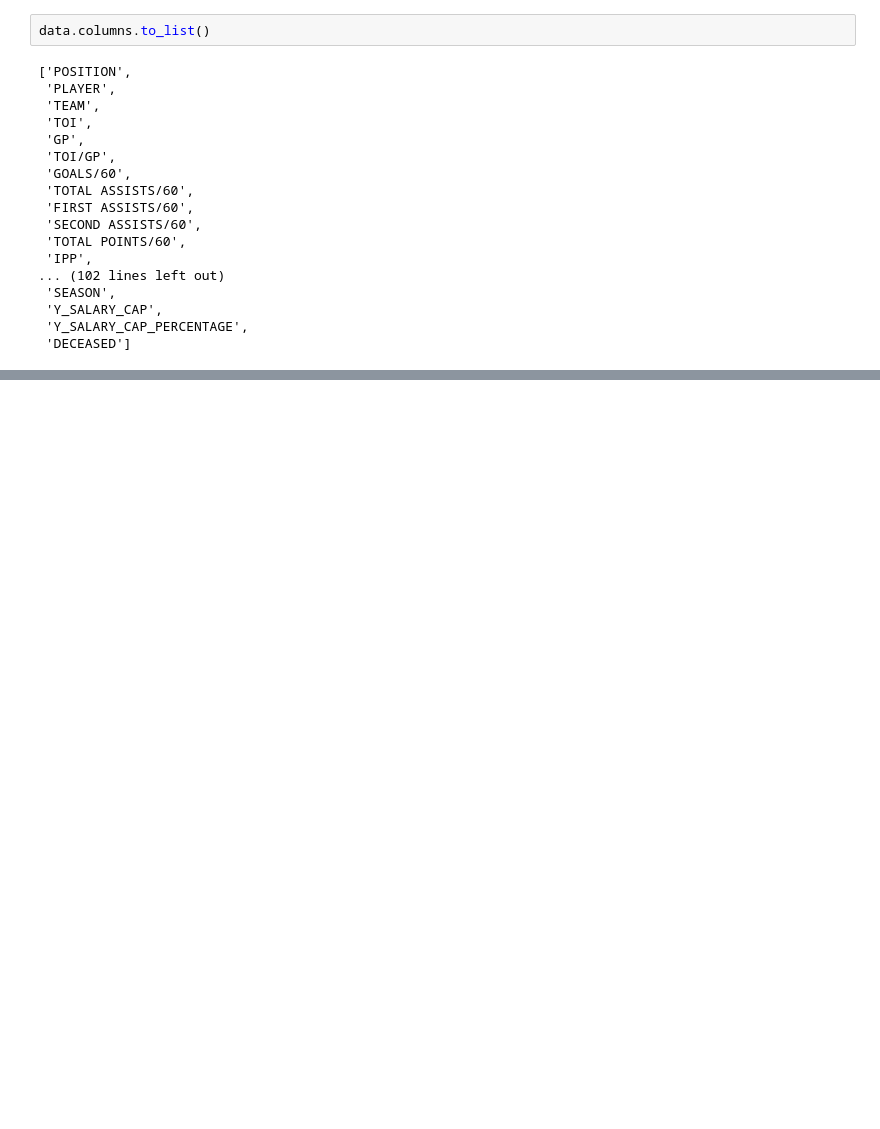
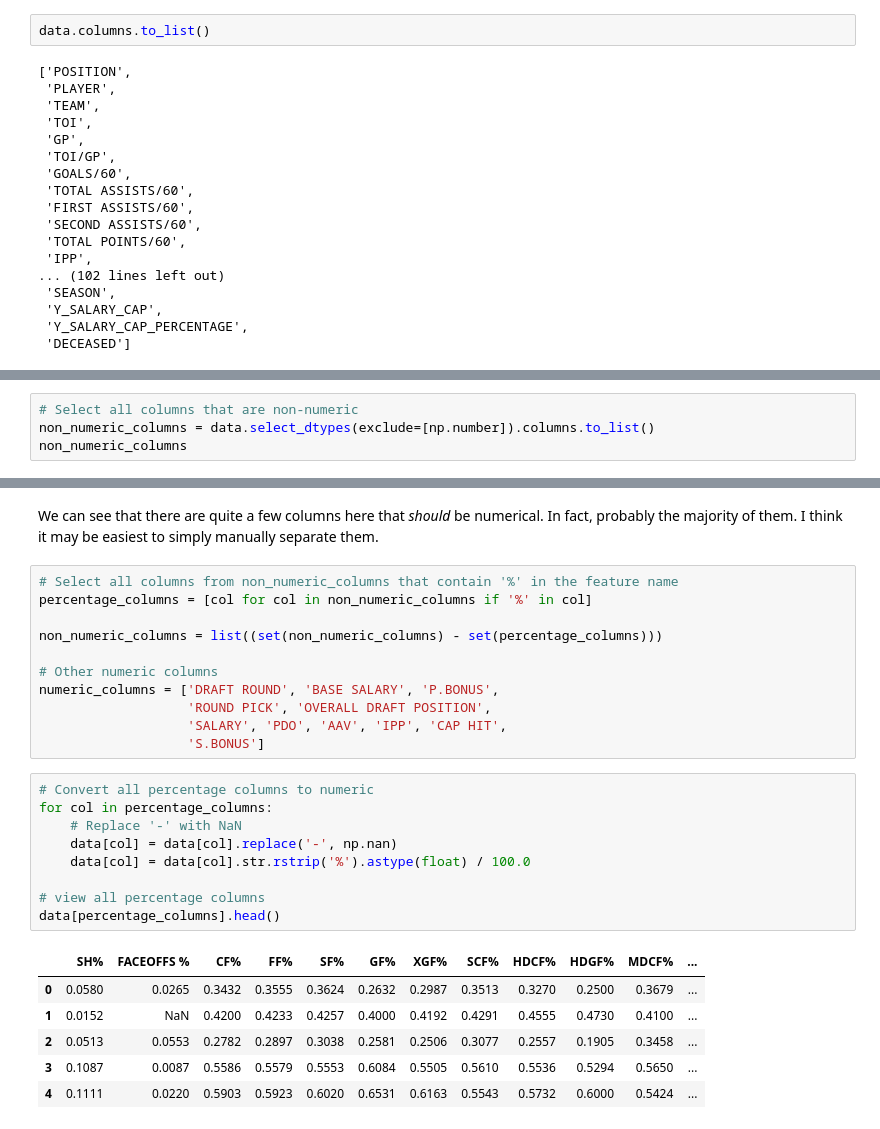
Before and after one commit to MichaelKuby/CMPT733_CapstoneProject_NHLPlayerValue, a Jupyter notebook: Hockey_Salary_Research/Script/4_ExploratoryDataAnalysis/00_General_EDA.ipynb, the cells around one changed output, grey strips where cells are left out. Drawn from its saved outputs; the diff is of its cells as text; blank space fills up the shorter version.

```diff
--- a/Hockey_Salary_Research/Script/4_ExploratoryDataAnalysis/00_General_EDA.ipynb
+++ b/Hockey_Salary_Research/Script/4_ExploratoryDataAnalysis/00_General_EDA.ipynb
@@ -161,0 +165,4 @@ data.columns.to_list()
+# %%
+# Select all columns that are non-numeric
+non_numeric_columns = data.select_dtypes(exclude=[np.number]).columns.to_list()
+non_numeric_columns
@@ -161,0 +187,29 @@ data.columns.to_list()
+# %% [markdown]
+We can see that there are quite a few columns here that *should* be numerical. In fact, probably the majority of them. I think it may be easiest to simply manually separate them.
+# %%
+# Select all columns from non_numeric_columns that contain '%' in the feature name
+percentage_columns = [col for col in non_numeric_columns if '%' in col]
+
+non_numeric_columns = list((set(non_numeric_columns) - set(percentage_columns)))
+
+# Other numeric columns
+numeric_columns = ['DRAFT ROUND', 'BASE SALARY', 'P.BONUS',
+                   'ROUND PICK', 'OVERALL DRAFT POSITION',
+                   'SALARY', 'PDO', 'AAV', 'IPP', 'CAP HIT',
+                   'S.BONUS']
+# %%
+# Convert all percentage columns to numeric
+for col in percentage_columns:
+    # Replace '-' with NaN
+    data[col] = data[col].replace('-', np.nan)
+    data[col] = data[col].str.rstrip('%').astype(float) / 100.0
+
+# view all percentage columns
+data[percentage_columns].head()
+# %% [output]
+|  | SH% | FACEOFFS % | CF% | FF% | SF% | GF% | XGF% | SCF% | HDCF% | HDGF% | MDCF% | ... |
+| 0 | 0.0580 | 0.0265 | 0.3432 | 0.3555 | 0.3624 | 0.2632 | 0.2987 | 0.3513 | 0.3270 | 0.2500 | 0.3679 | ... |
+| 1 | 0.0152 | NaN | 0.4200 | 0.4233 | 0.4257 | 0.4000 | 0.4192 | 0.4291 | 0.4555 | 0.4730 | 0.4100 | ... |
+| 2 | 0.0513 | 0.0553 | 0.2782 | 0.2897 | 0.3038 | 0.2581 | 0.2506 | 0.3077 | 0.2557 | 0.1905 | 0.3458 | ... |
+| 3 | 0.1087 | 0.0087 | 0.5586 | 0.5579 | 0.5553 | 0.6084 | 0.5505 | 0.5610 | 0.5536 | 0.5294 | 0.5650 | ... |
+| 4 | 0.1111 | 0.0220 | 0.5903 | 0.5923 | 0.6020 | 0.6531 | 0.6163 | 0.5543 | 0.5732 | 0.6000 | 0.5424 | ... |
```
Also changed, not shown: parts of 10 cells of this notebook, 4 other files.
